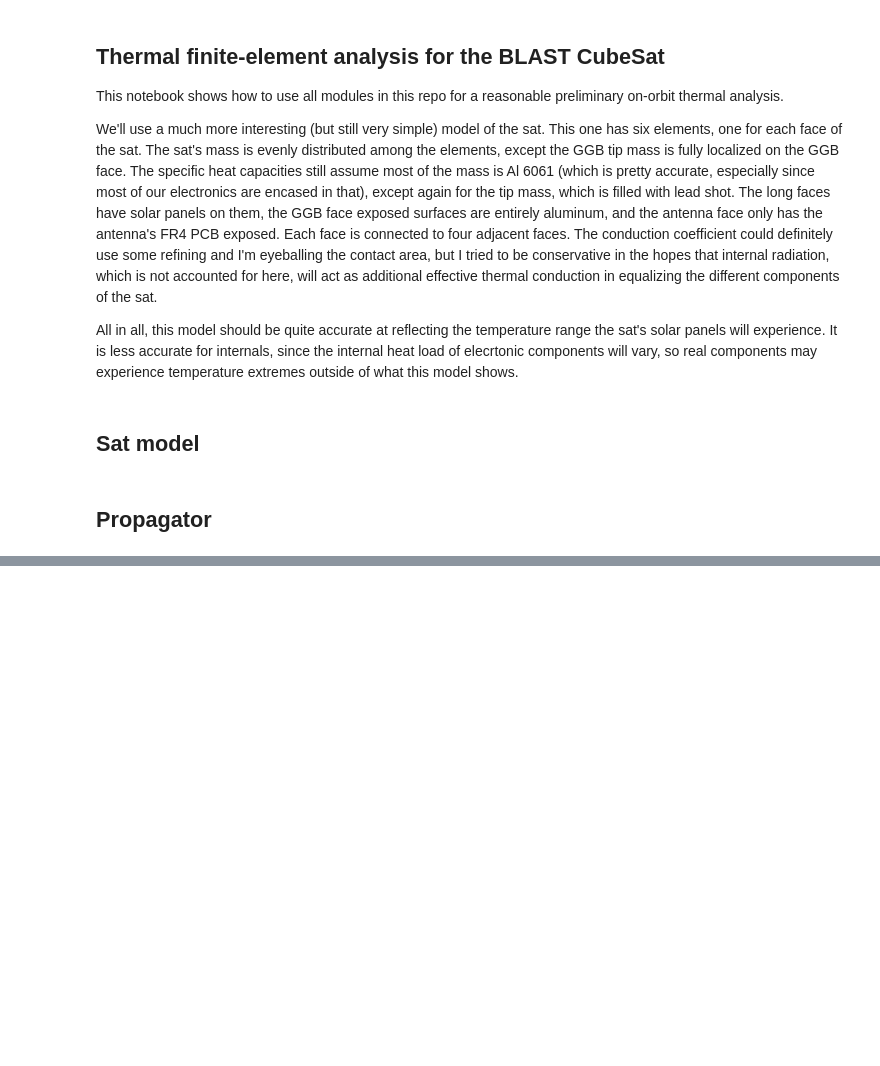
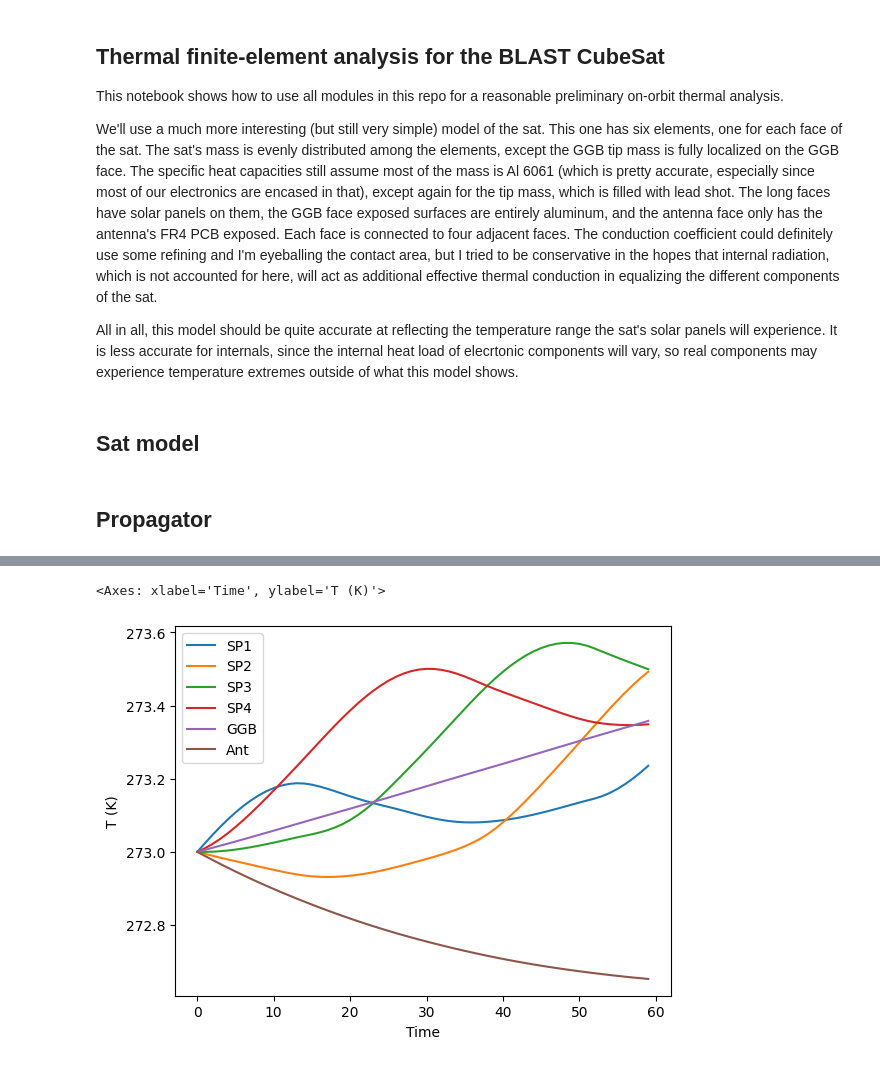
Before and after one commit to YUAA-CubeSat/YUAA_CubeSat_TFEM, a Jupyter notebook: main_sim.ipynb, the cells around one changed output, grey strips where cells are left out. Drawn from its saved outputs; the diff is of its cells as text; code cells hidden in the pictures; blank space fills up the shorter version.

```diff
--- a/main_sim.ipynb
+++ b/main_sim.ipynb
@@ -175,0 +243,6 @@ body = Body(
+# %%
+elt_names = [f"SP{i}" for i in range(1, 5)] + ["GGB", "Ant"]
+plotting.plot_elts_Ts(sol.t, sol.y, elt_names=elt_names)
+# %% [output]
+<Axes: xlabel='Time', ylabel='T (K)'>
+[figure, added]
```
Also changed, not shown: parts of 15 cells of this notebook, 3 other files.
